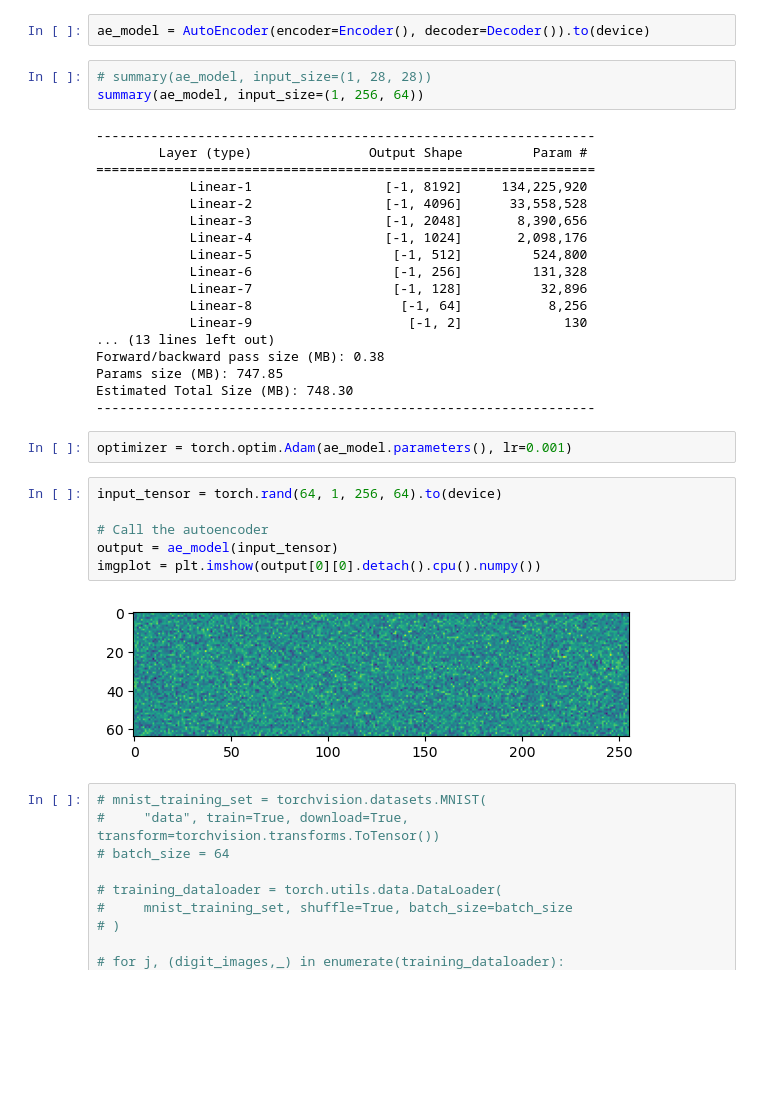
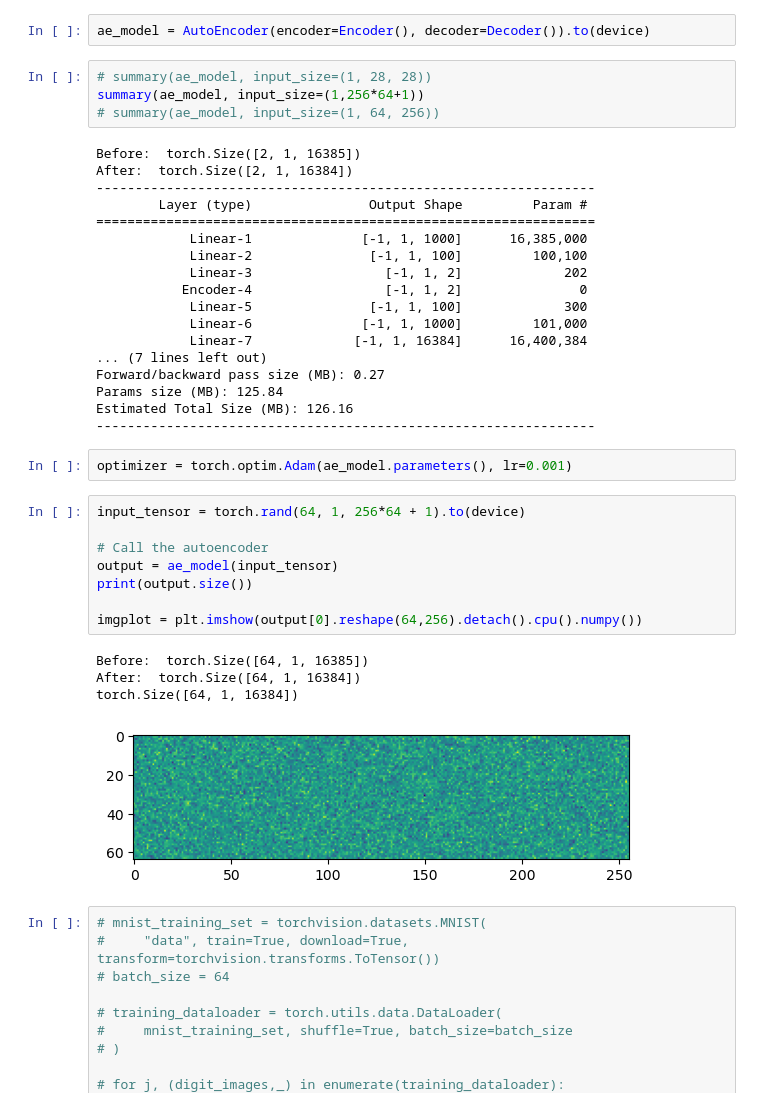
Before and after one commit to pitipatw/Fall23Project, a Jupyter notebook: src/pitipat/trywithbukcling copy.ipynb, the cells around one changed output. Drawn from its saved outputs; the diff is of its cells as text; blank space fills up the shorter version.

```diff
--- a/src/pitipat/trywithbukcling copy.ipynb
+++ b/src/pitipat/trywithbukcling copy.ipynb
@@ -290,35 +256,41 @@ device = "cuda" if torch.cuda.is_available() else "cpu"
 ae_model = AutoEncoder(encoder=Encoder(), decoder=Decoder()).to(device)
 # %%
 # summary(ae_model, input_size=(1, 28, 28))
-summary(ae_model, input_size=(1, 256, 64))
+summary(ae_model, input_size=(1,256*64+1))
+# summary(ae_model, input_size=(1, 64, 256))
 # %% [output]
+Before:  torch.Size([2, 1, 16385])
+After:  torch.Size([2, 1, 16384])
 ----------------------------------------------------------------
         Layer (type)               Output Shape         Param #
 ================================================================
-            Linear-1                 [-1, 8192]     134,225,920
-            Linear-2                 [-1, 4096]      33,558,528
-            Linear-3                 [-1, 2048]       8,390,656
-            Linear-4                 [-1, 1024]       2,098,176
-            Linear-5                  [-1, 512]         524,800
-            Linear-6                  [-1, 256]         131,328
-            Linear-7                  [-1, 128]          32,896
-            Linear-8                   [-1, 64]           8,256
-            Linear-9                    [-1, 2]             130
-... (13 lines left out)
-Forward/backward pass size (MB): 0.38
-Params size (MB): 747.85
-Estimated Total Size (MB): 748.30
+            Linear-1              [-1, 1, 1000]      16,385,000
+            Linear-2               [-1, 1, 100]         100,100
+            Linear-3                 [-1, 1, 2]             202
+           Encoder-4                 [-1, 1, 2]               0
+            Linear-5               [-1, 1, 100]             300
+            Linear-6              [-1, 1, 1000]         101,000
+            Linear-7             [-1, 1, 16384]      16,400,384
+... (7 lines left out)
+Forward/backward pass size (MB): 0.27
+Params size (MB): 125.84
+Estimated Total Size (MB): 126.16
 ----------------------------------------------------------------
 # %%
 optimizer = torch.optim.Adam(ae_model.parameters(), lr=0.001)
 # %%
-input_tensor = torch.rand(64, 1, 256, 64).to(device)
+input_tensor = torch.rand(64, 1, 256*64 + 1).to(device)
 
 # Call the autoencoder
 output = ae_model(input_tensor)
-imgplot = plt.imshow(output[0][0].detach().cpu().numpy())
+print(output.size())
+
+imgplot = plt.imshow(output[0].reshape(64,256).detach().cpu().numpy())
 # %% [output]
+Before:  torch.Size([64, 1, 16385])
+After:  torch.Size([64, 1, 16384])
+torch.Size([64, 1, 16384])
-[figure, old version]
+[figure, new version]
 # %%
 # mnist_training_set = torchvision.datasets.MNIST(
 #     "data", train=True, download=True, transform=torchvision.transforms.ToTensor())
```
Also changed, not shown: parts of 17 cells of this notebook.
